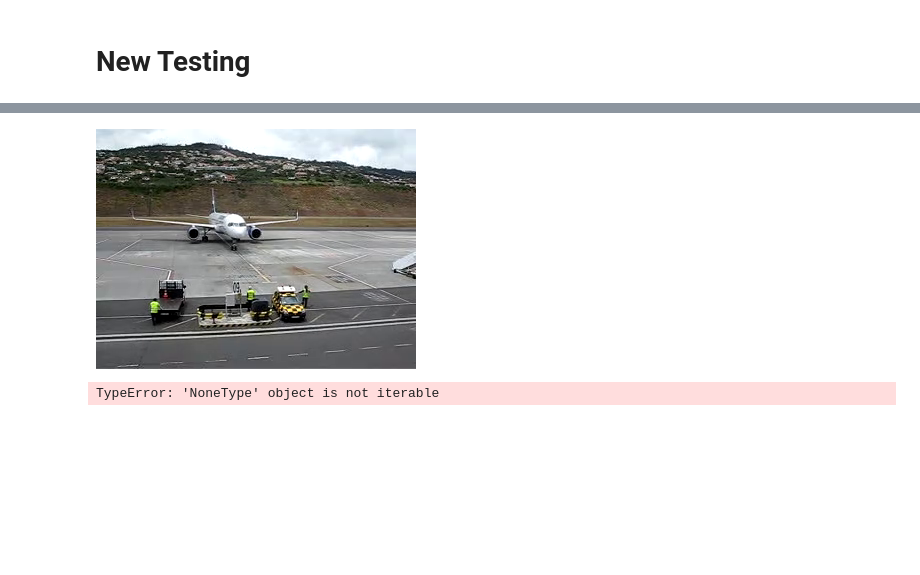
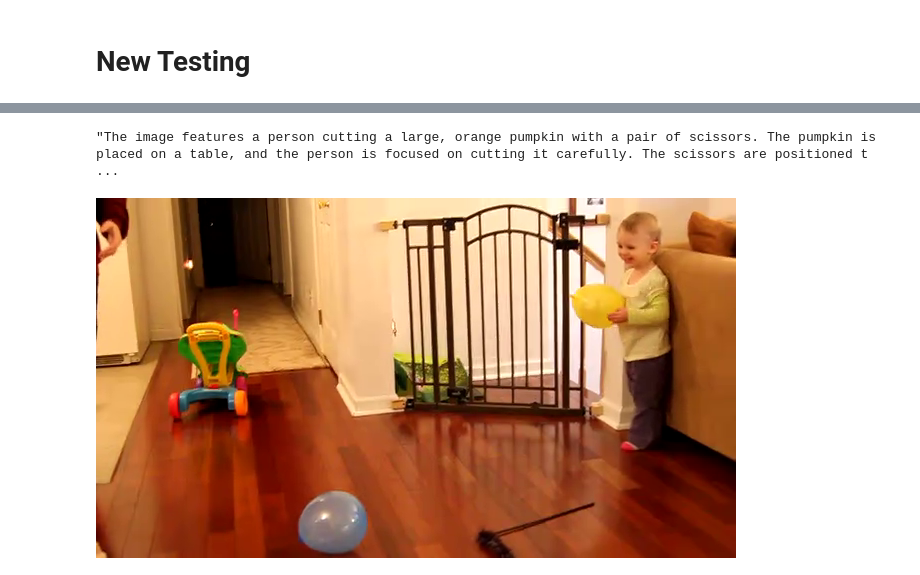
Before and after one commit to chuyishang/vidVQA, a Jupyter notebook: testing_new.ipynb, the cells around one changed output, grey strips where cells are left out. Cells and saved outputs as stored; diff of their text form; code cells hidden in the pictures; blank space fills up the shorter version.

```diff
--- a/testing_new.ipynb
+++ b/testing_new.ipynb
@@ -534,0 +518,6 @@ dict_keys(['multiprocessing', 'path_pretrained_models', 'execute_code', 'dataset
+# %%
+dataset = MyDataset(data_path="/shared/shang/datasets/nextqa/videos/",
+                    query_file="/shared/shang/datasets/nextqa/metadata/queries_2k.csv",
+                    max_samples=50)
+# %%
+item = dataset[16]
@@ -547,2 +545,0 @@ dataset = MyDataset(data_path="/shared/shang/datasets/nextqa/videos/",
-# %%
-item = dataset[6]
@@ -549,8 +566,8 @@ item = dataset[6]
+# %%
+out
+# %% [output]
+"The image features a person cutting a large, orange pumpkin with a pair of scissors. The pumpkin is placed on a table, and the person is focused on cutting it carefully. The scissors are positioned t ...
 # %%
-item["video"][6]
+item["video"][100]
 # %% [output]
-[figure, old version]
+[figure, new version]
-# %%
-blip.forward(item["video"])
-# %% [output]
-TypeError: 'NoneType' object is not iterable
```
Also changed, not shown: parts of 25 cells of this notebook, 6 other files.
